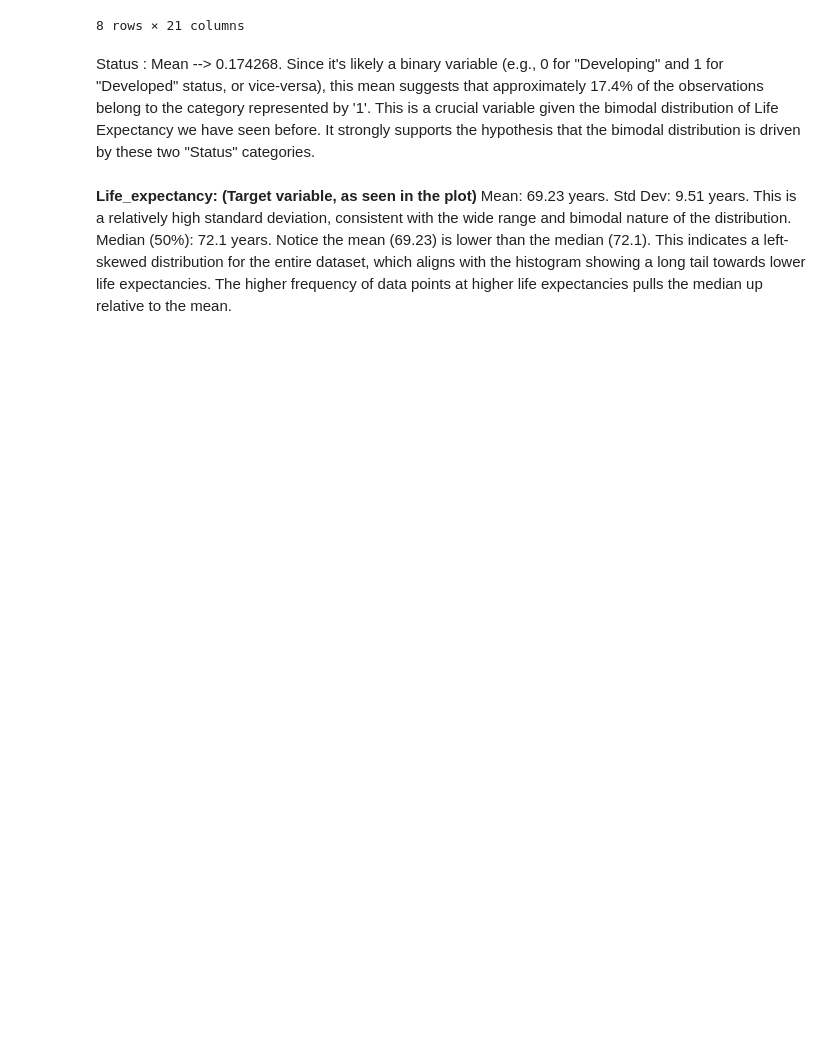
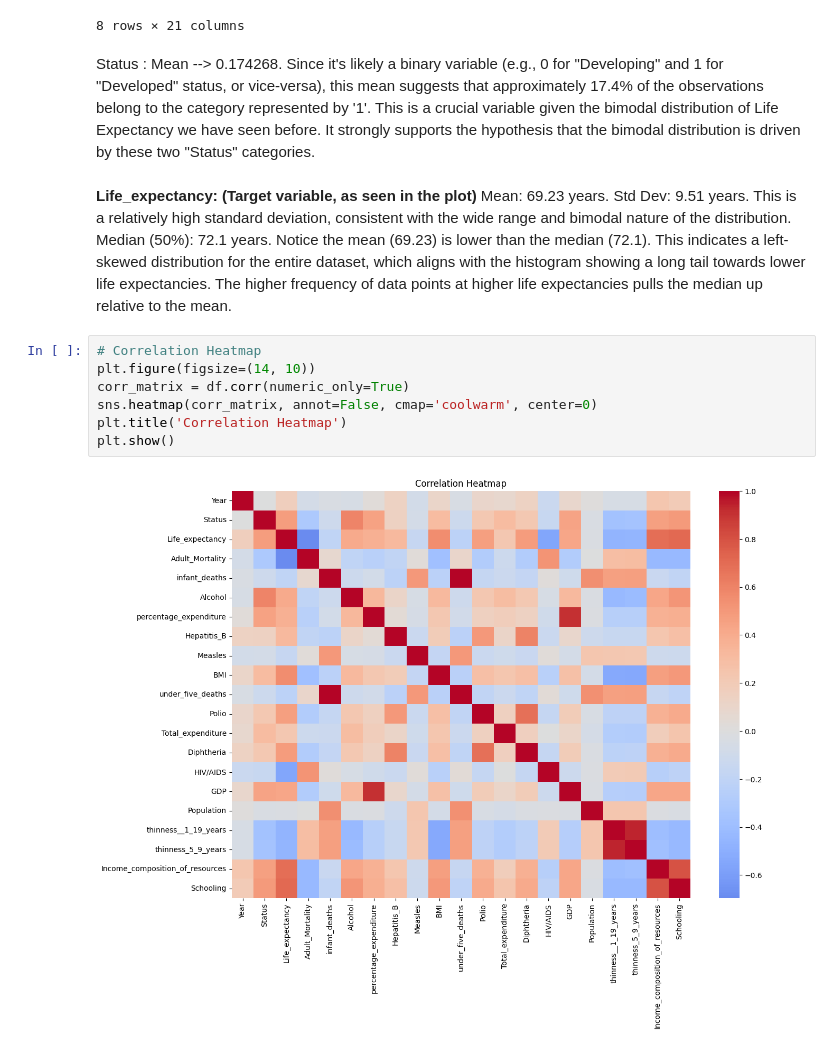
Before and after one commit to alabhastam/life-expectancy, a Jupyter notebook: life-expectancy.ipynb, the cells around one changed output. Cells and saved outputs as stored; diff of their text form; blank space fills up the shorter version.

```diff
--- a/life-expectancy.ipynb
+++ b/life-expectancy.ipynb
@@ -165,3 +165,12 @@ This is a crucial variable given the bimodal distribution of Life Expectancy we
 Mean: 69.23 years.
 Std Dev: 9.51 years. This is a relatively high standard deviation, consistent with the wide range and bimodal nature of the distribution.
 Median (50%): 72.1 years. Notice the mean (69.23) is lower than the median (72.1). This indicates a left-skewed distribution for the entire dataset, which aligns with the histogram showing a long tail towards lower life expectancies. The higher frequency of data points at higher life expectancies pulls the median up relative to the mean.
+# %%
+# Correlation Heatmap
+plt.figure(figsize=(14, 10))
+corr_matrix = df.corr(numeric_only=True)
+sns.heatmap(corr_matrix, annot=False, cmap='coolwarm', center=0)
+plt.title('Correlation Heatmap')
+plt.show()
+# %% [output]
+[figure, added]
```
Also changed, not shown: parts of 8 cells of this notebook.
